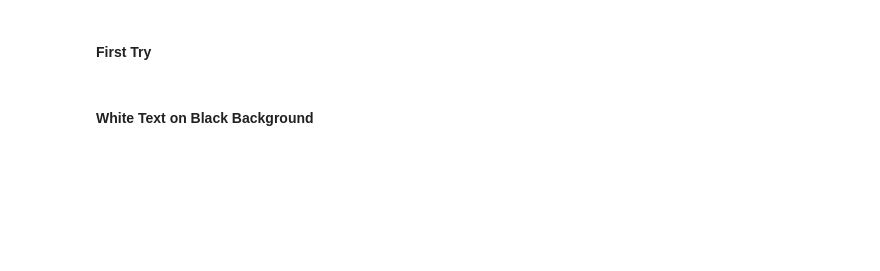
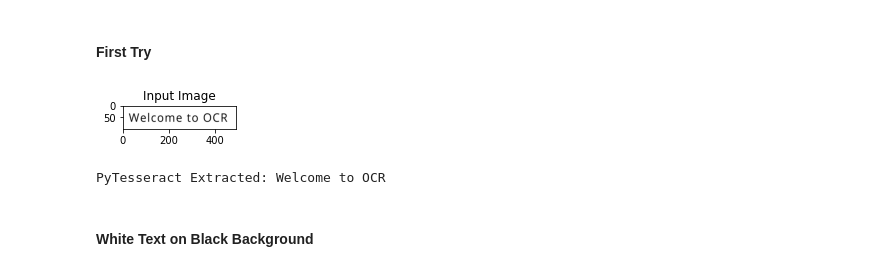
Before and after one commit to enosjeba/OpenCV, a Jupyter notebook: OCR_with_PyTesseract.ipynb, the cells around one changed output. Drawn from its saved outputs; the diff is of its cells as text; code cells hidden in the pictures; blank space fills up the shorter version.

```diff
--- a/OCR_with_PyTesseract.ipynb
+++ b/OCR_with_PyTesseract.ipynb
@@ -48,13 +50,16 @@ ModuleNotFoundError: ignored
 # %% [markdown]
 #### First Try
 # %%
-img = cv2.imread('OCR Samples/OCR1.png')
+img = cv2.imread('/content/OCR Samples/OCR1.png')
 imshow("Input Image", img)
 
 #Passing image through PyTesseract
 output_txt = pytesseract.image_to_string(img)
 
 print("PyTesseract Extracted: {}".format(output_txt))
+# %% [output]
+[figure, added]
+PyTesseract Extracted: Welcome to OCR
 # %% [markdown]
 #### White Text on Black Background
 # %%
```
Also changed, not shown: parts of 16 cells of this notebook.
